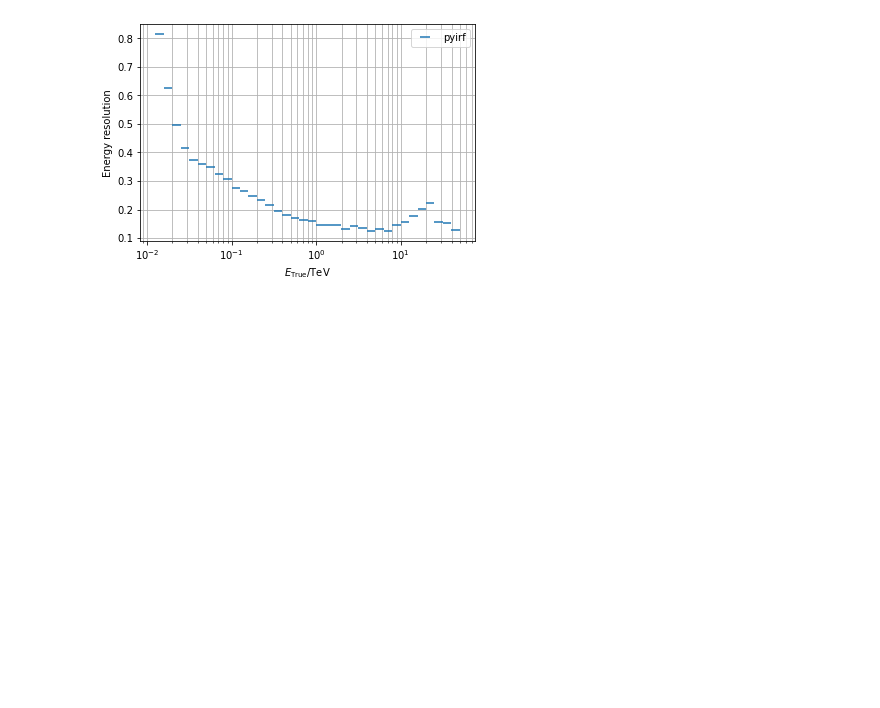
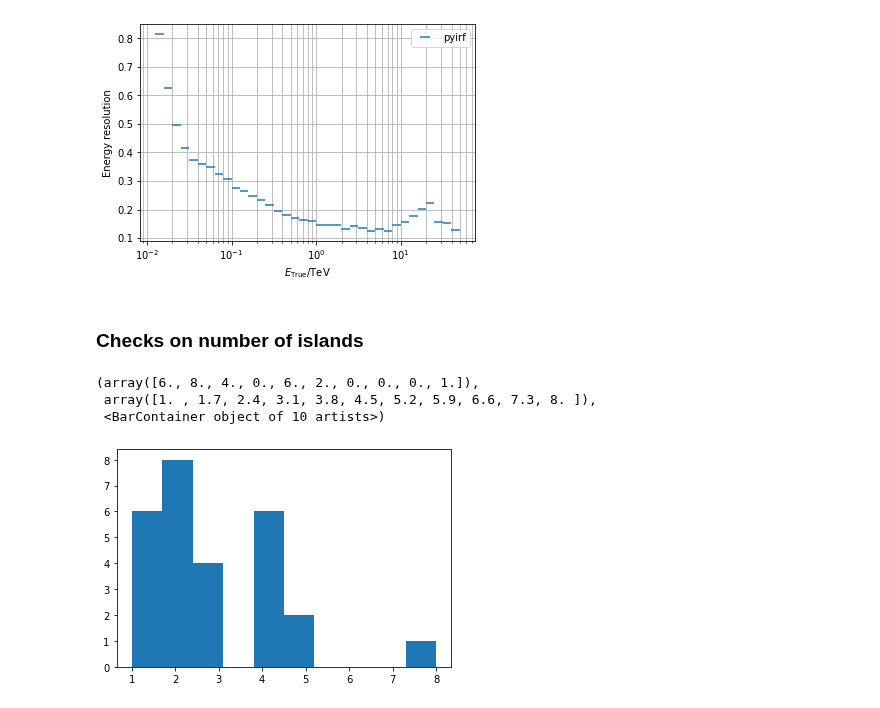
Before and after one commit to cta-observatory/cta-lstchain, a Jupyter notebook: notebooks/lst_sensitivity_pyirf.ipynb, the cells around one changed output. Drawn from its saved outputs; the diff is of its cells as text; code cells hidden in the pictures; blank space fills up the shorter version.

```diff
--- a/notebooks/lst_sensitivity_pyirf.ipynb
+++ b/notebooks/lst_sensitivity_pyirf.ipynb
@@ -919,3 +912,14 @@ plt.legend(loc="best")
 plt.show()
 # %% [output]
 [figure]
+# %% [markdown]
+### Checks on number of islands
+# %%
+protons_selected=protons[(protons['selected'])]
+protons_selected=protons_selected[protons_selected['reco_energy']>1*u.TeV]
+plt.hist(protons_selected['n_islands'])
+# %% [output]
+(array([6., 8., 4., 0., 6., 2., 0., 0., 0., 1.]),
+ array([1. , 1.7, 2.4, 3.1, 3.8, 4.5, 5.2, 5.9, 6.6, 7.3, 8. ]),
+ <BarContainer object of 10 artists>)
+[figure, added]
```
Also changed, not shown: parts of 11 cells of this notebook.
